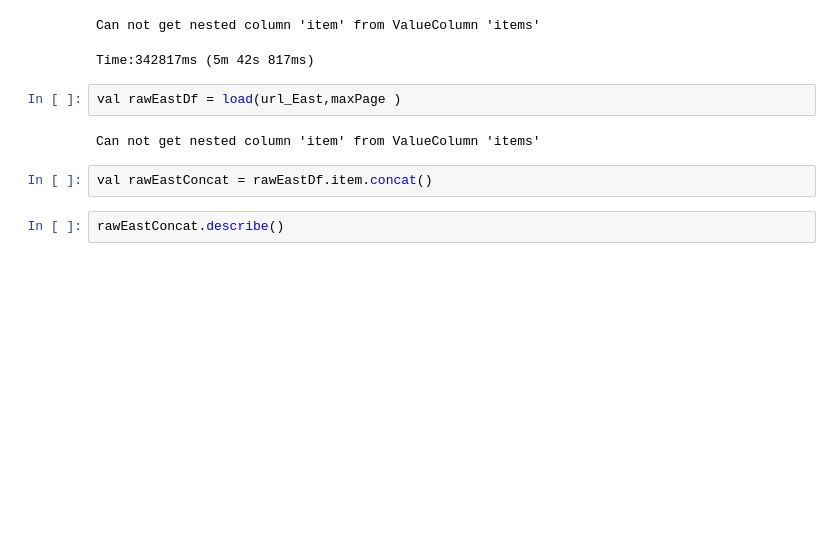
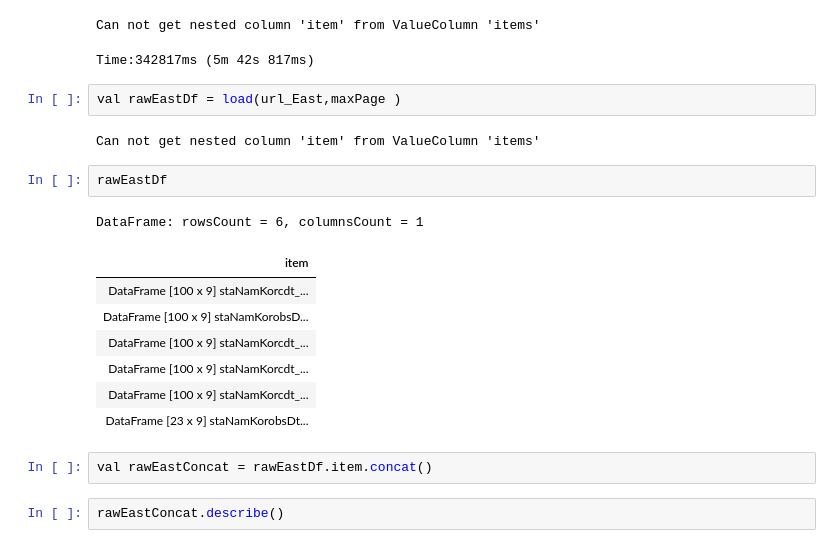
Before and after one commit to unchil/Notebook, a Jupyter notebook: SeaWaterQuality.ipynb, the cells around one changed output. Cells and saved outputs as stored; diff of their text form; blank space fills up the shorter version.

```diff
--- a/SeaWaterQuality.ipynb
+++ b/SeaWaterQuality.ipynb
@@ -70,6 +70,17 @@ Time:342817ms (5m 42s 817ms)
 val rawEastDf = load(url_East,maxPage )
 # %% [output]
 Can not get nested column 'item' from ValueColumn 'items'
+# %%
+rawEastDf
+# %% [output]
+DataFrame: rowsCount = 6, columnsCount = 1
+| item |
+| DataFrame [100 x 9] staNamKorcdt_... |
+| DataFrame [100 x 9] staNamKorobsD... |
+| DataFrame [100 x 9] staNamKorcdt_... |
+| DataFrame [100 x 9] staNamKorcdt_... |
+| DataFrame [100 x 9] staNamKorcdt_... |
+| DataFrame [23 x 9] staNamKorobsDt... |
 # %%
 val rawEastConcat = rawEastDf.item.concat()
 # %%
```
Also changed, not shown: parts of 16 cells of this notebook, 1 other file.
